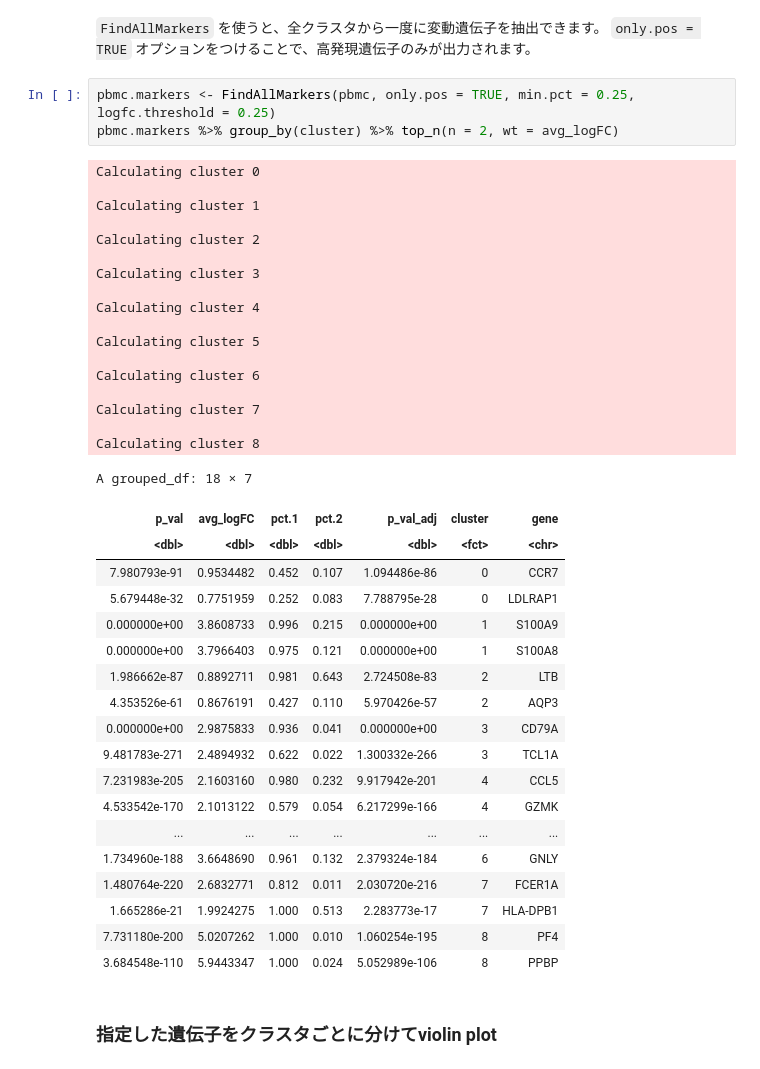
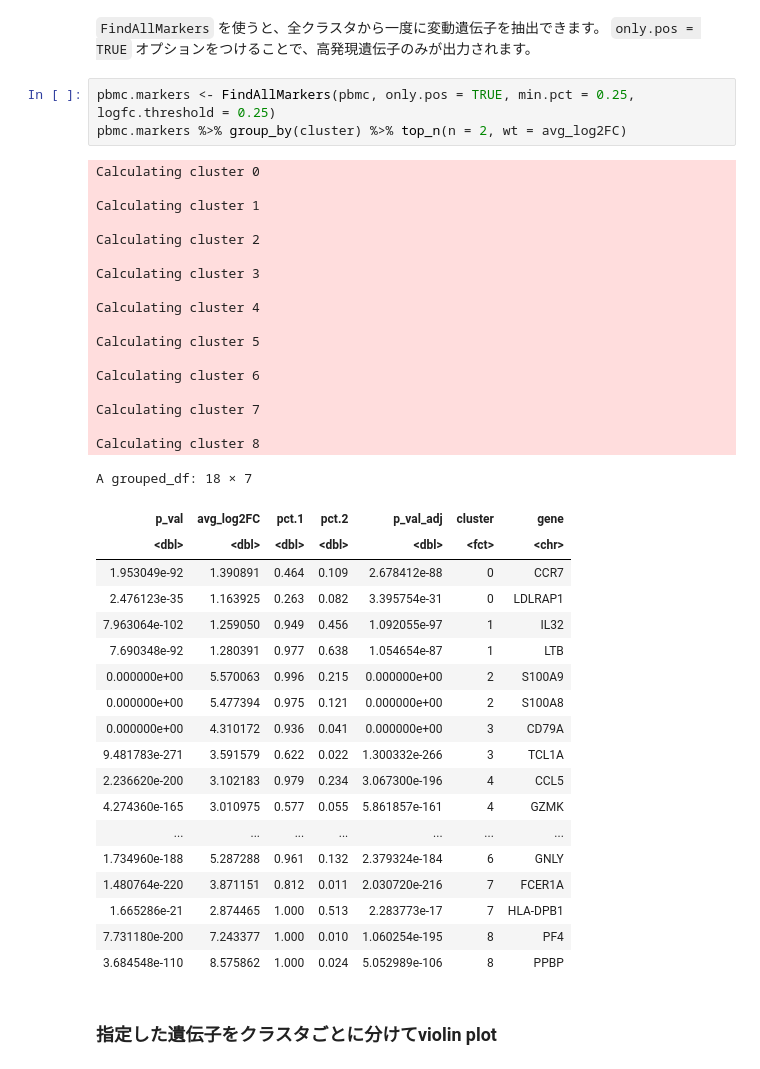
Before and after one commit to rnakato/SinglecellAnalysisTutorial, a Jupyter notebook: docs/notebooks/GuidedTutorial.ipynb, the cells around one changed output. Drawn from its saved outputs; the diff is of its cells as text.

```diff
--- a/docs/notebooks/GuidedTutorial.ipynb
+++ b/docs/notebooks/GuidedTutorial.ipynb
@@ -492,44 +504,44 @@ A data.frame: 5 × 5
 `only.pos = TRUE` オプションをつけることで、高発現遺伝子のみが出力されます。
 # %%
 pbmc.markers <- FindAllMarkers(pbmc, only.pos = TRUE, min.pct = 0.25, logfc.threshold = 0.25)
-pbmc.markers %>% group_by(cluster) %>% top_n(n = 2, wt = avg_logFC)
+pbmc.markers %>% group_by(cluster) %>% top_n(n = 2, wt = avg_log2FC)
 # %% [output]
 Calculating cluster 0
 
 Calculating cluster 1
 
 Calculating cluster 2
 
 Calculating cluster 3
 
 Calculating cluster 4
 
 Calculating cluster 5
 
 Calculating cluster 6
 
 Calculating cluster 7
 
 Calculating cluster 8
 A grouped_df: 18 × 7
-| p_val | avg_logFC | pct.1 | pct.2 | p_val_adj | cluster | gene |
+| p_val | avg_log2FC | pct.1 | pct.2 | p_val_adj | cluster | gene |
 | <dbl> | <dbl> | <dbl> | <dbl> | <dbl> | <fct> | <chr> |
-| 7.980793e-91 | 0.9534482 | 0.452 | 0.107 | 1.094486e-86 | 0 | CCR7 |
-| 5.679448e-32 | 0.7751959 | 0.252 | 0.083 | 7.788795e-28 | 0 | LDLRAP1 |
-| 0.000000e+00 | 3.8608733 | 0.996 | 0.215 | 0.000000e+00 | 1 | S100A9 |
-| 0.000000e+00 | 3.7966403 | 0.975 | 0.121 | 0.000000e+00 | 1 | S100A8 |
-| 1.986662e-87 | 0.8892711 | 0.981 | 0.643 | 2.724508e-83 | 2 | LTB |
-| 4.353526e-61 | 0.8676191 | 0.427 | 0.110 | 5.970426e-57 | 2 | AQP3 |
-| 0.000000e+00 | 2.9875833 | 0.936 | 0.041 | 0.000000e+00 | 3 | CD79A |
-| 9.481783e-271 | 2.4894932 | 0.622 | 0.022 | 1.300332e-266 | 3 | TCL1A |
-| 7.231983e-205 | 2.1603160 | 0.980 | 0.232 | 9.917942e-201 | 4 | CCL5 |
-| 4.533542e-170 | 2.1013122 | 0.579 | 0.054 | 6.217299e-166 | 4 | GZMK |
+| 1.953049e-92 | 1.390891 | 0.464 | 0.109 | 2.678412e-88 | 0 | CCR7 |
+| 2.476123e-35 | 1.163925 | 0.263 | 0.082 | 3.395754e-31 | 0 | LDLRAP1 |
+| 7.963064e-102 | 1.259050 | 0.949 | 0.456 | 1.092055e-97 | 1 | IL32 |
+| 7.690348e-92 | 1.280391 | 0.977 | 0.638 | 1.054654e-87 | 1 | LTB |
+| 0.000000e+00 | 5.570063 | 0.996 | 0.215 | 0.000000e+00 | 2 | S100A9 |
+| 0.000000e+00 | 5.477394 | 0.975 | 0.121 | 0.000000e+00 | 2 | S100A8 |
+| 0.000000e+00 | 4.310172 | 0.936 | 0.041 | 0.000000e+00 | 3 | CD79A |
+| 9.481783e-271 | 3.591579 | 0.622 | 0.022 | 1.300332e-266 | 3 | TCL1A |
+| 2.236620e-200 | 3.102183 | 0.979 | 0.234 | 3.067300e-196 | 4 | CCL5 |
+| 4.274360e-165 | 3.010975 | 0.577 | 0.055 | 5.861857e-161 | 4 | GZMK |
 | ... | ... | ... | ... | ... | ... | ... |
-| 1.734960e-188 | 3.6648690 | 0.961 | 0.132 | 2.379324e-184 | 6 | GNLY |
-| 1.480764e-220 | 2.6832771 | 0.812 | 0.011 | 2.030720e-216 | 7 | FCER1A |
-| 1.665286e-21 | 1.9924275 | 1.000 | 0.513 | 2.283773e-17 | 7 | HLA-DPB1 |
-| 7.731180e-200 | 5.0207262 | 1.000 | 0.010 | 1.060254e-195 | 8 | PF4 |
-| 3.684548e-110 | 5.9443347 | 1.000 | 0.024 | 5.052989e-106 | 8 | PPBP |
+| 1.734960e-188 | 5.287288 | 0.961 | 0.132 | 2.379324e-184 | 6 | GNLY |
+| 1.480764e-220 | 3.871151 | 0.812 | 0.011 | 2.030720e-216 | 7 | FCER1A |
+| 1.665286e-21 | 2.874465 | 1.000 | 0.513 | 2.283773e-17 | 7 | HLA-DPB1 |
+| 7.731180e-200 | 7.243377 | 1.000 | 0.010 | 1.060254e-195 | 8 | PF4 |
+| 3.684548e-110 | 8.575862 | 1.000 | 0.024 | 5.052989e-106 | 8 | PPBP |
 # %% [markdown]
 ### 指定した遺伝子をクラスタごとに分けてviolin plot
 # %%
```
Also changed, not shown: parts of 64 cells of this notebook, 2 other files.
